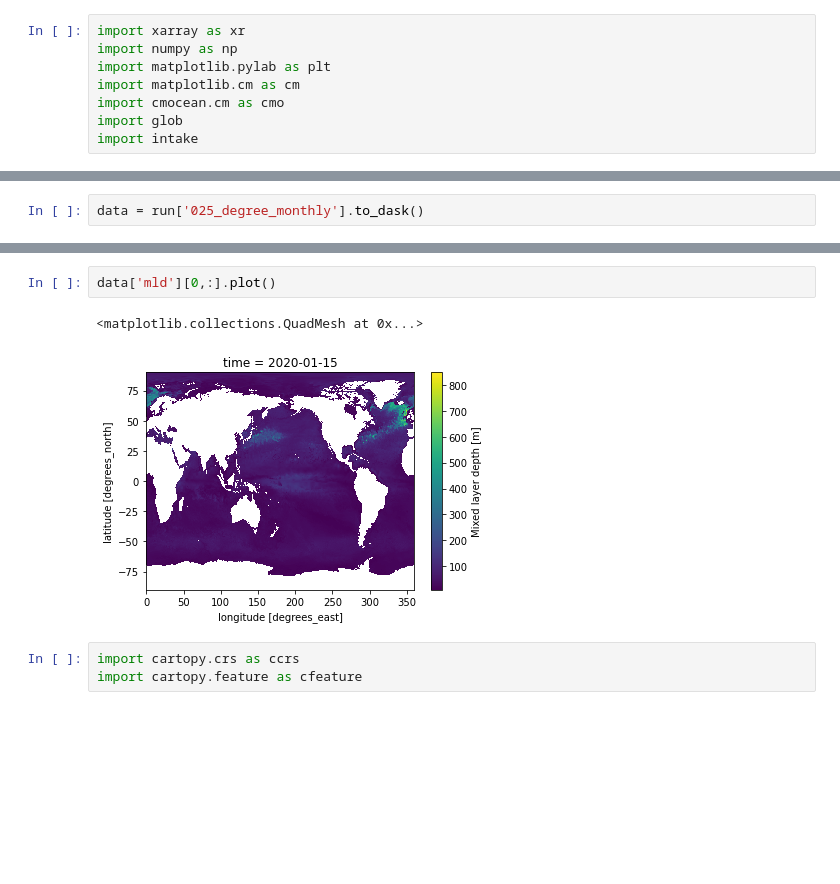
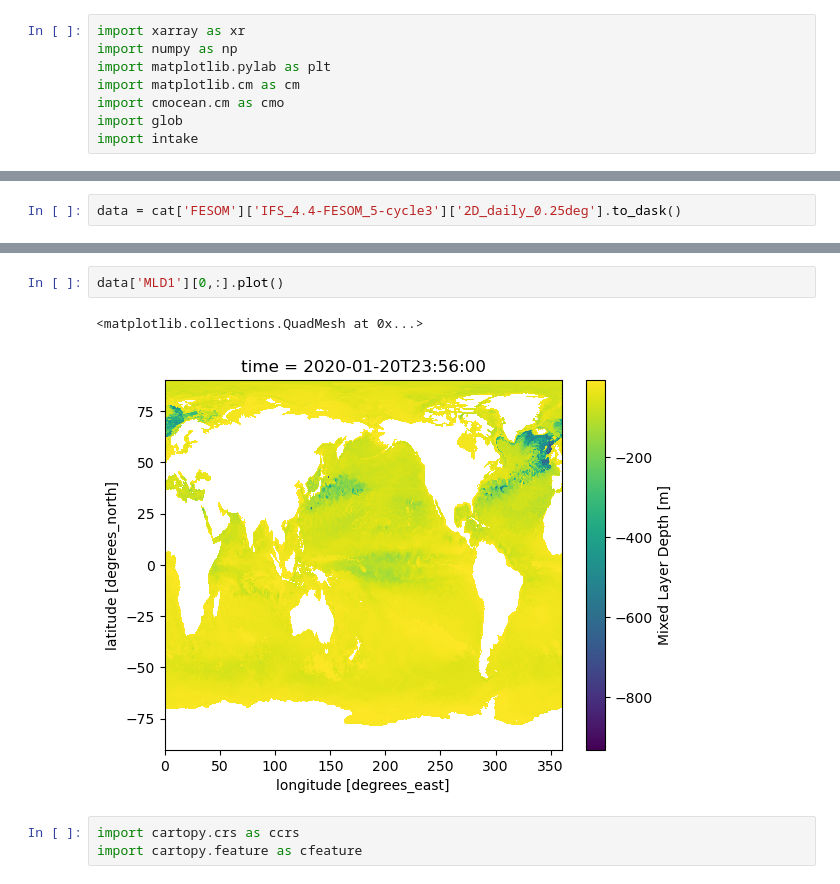
Before and after one commit to nextGEMS/nextGEMS_Cycle3, a Jupyter notebook: FESOM/interpolated_data.ipynb, the cells around one changed output, grey strips where cells are left out. Drawn from its saved outputs; the diff is of its cells as text; blank space fills up the shorter version.

```diff
--- a/FESOM/interpolated_data.ipynb
+++ b/FESOM/interpolated_data.ipynb
@@ -16,2 +18,2 @@ run = cat.FESOM['tco2559-ng5-cycle3_interpolated']
 # %%
-data = run['025_degree_monthly'].to_dask()
+data = cat['FESOM']['IFS_4.4-FESOM_5-cycle3']['2D_daily_0.25deg'].to_dask()
@@ -38,8 +40,8 @@ Data variables: (12/15)
 # %%
-data['mld'][0,:].plot()
+data['MLD1'][0,:].plot()
 # %% [output]
 <matplotlib.collections.QuadMesh at 0x...>
-[figure, old version]
+[figure, new version]
 # %%
 import cartopy.crs as ccrs
 import cartopy.feature as cfeature
```
Also changed, not shown: parts of 5 cells of this notebook, 2 other files.
